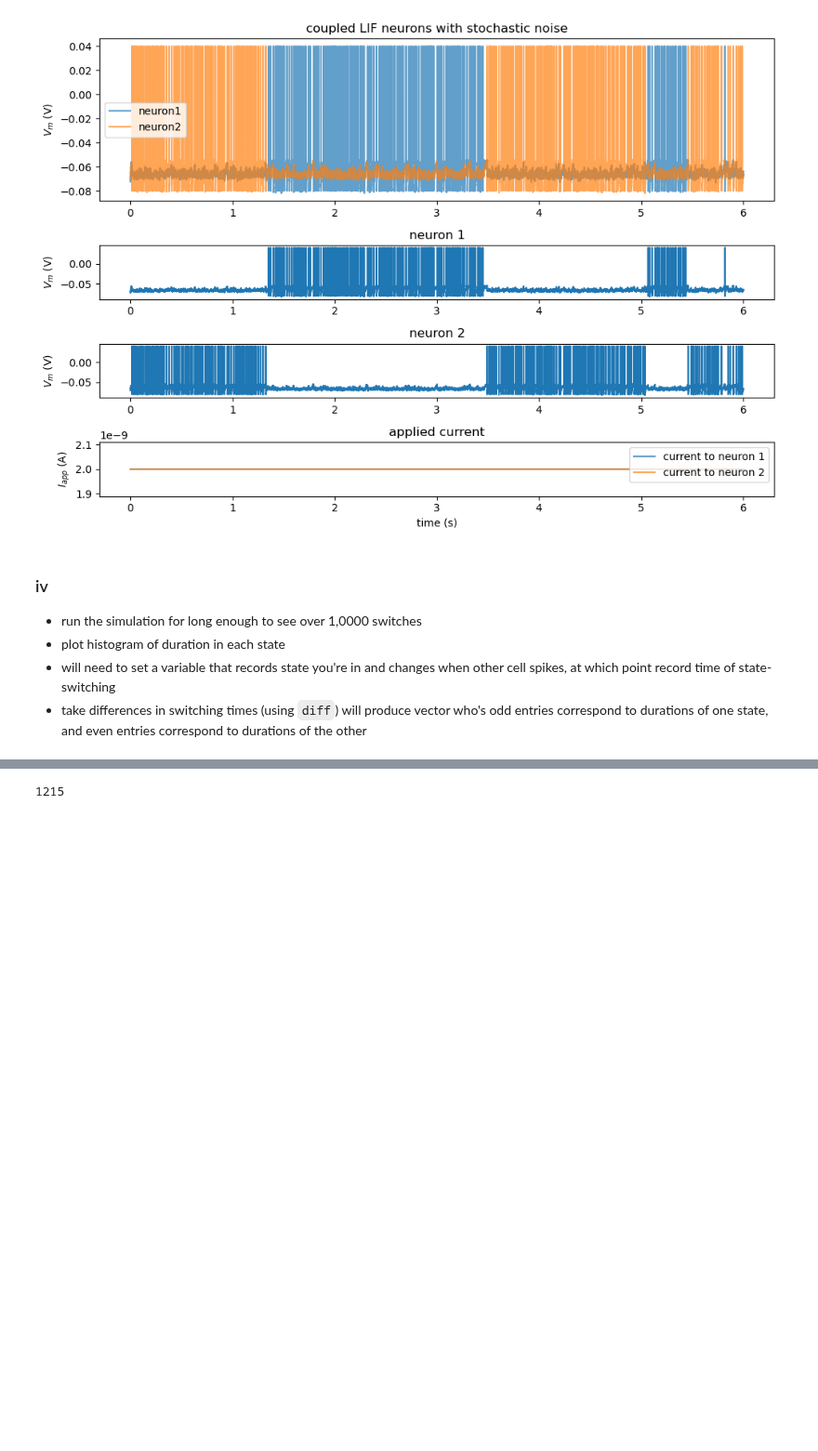
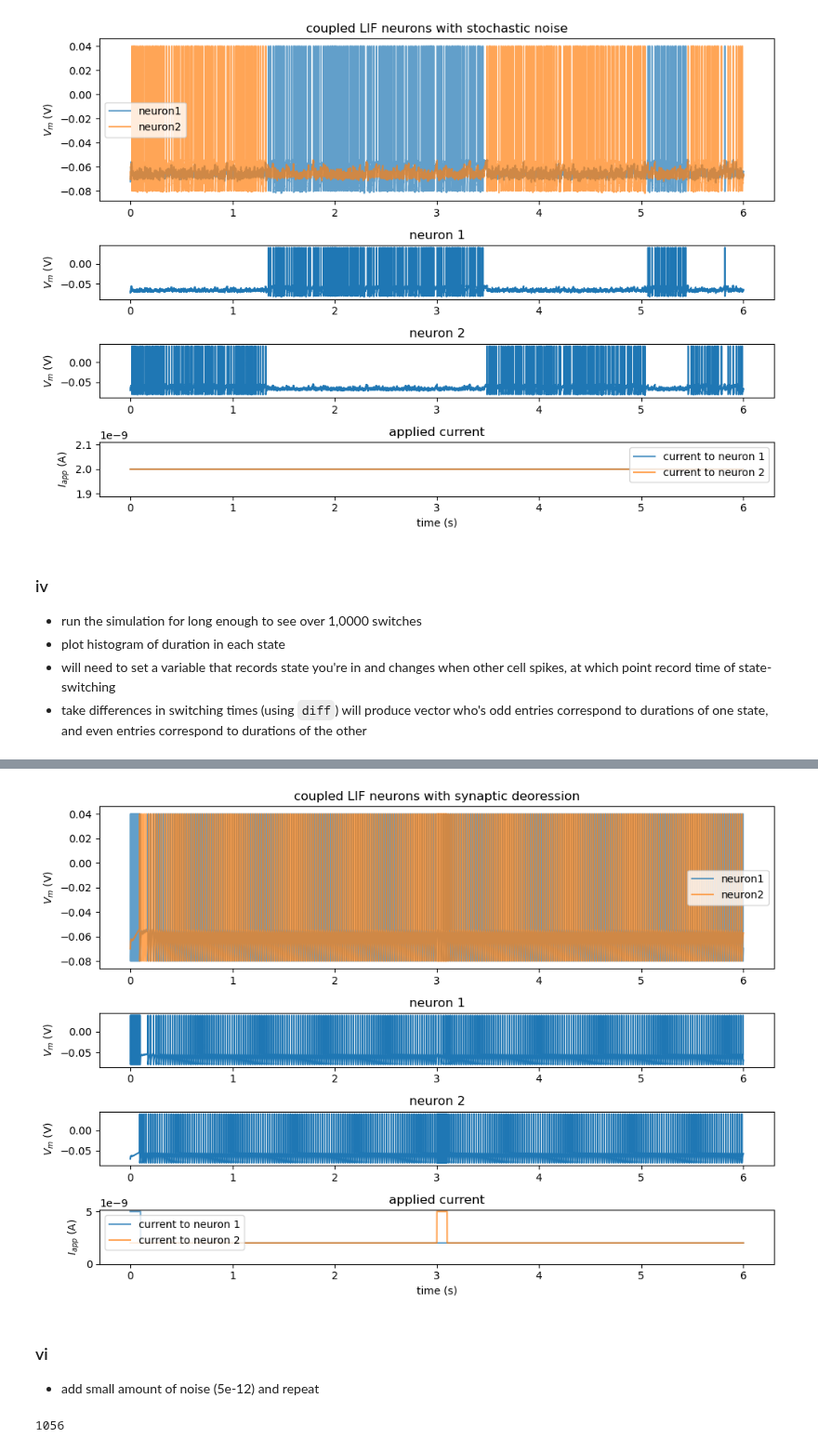
Before and after one commit to polsen99/intro_comp_neuro, a Jupyter notebook: tutorial 5.3 - bistability and oscillations from two LIF neurons.ipynb, the cells around one changed output, grey strips where cells are left out. Shown at 93% size. Cells and saved outputs as stored; diff of their text form; code cells hidden in the pictures; blank space fills up the shorter version.

```diff
--- a/tutorial 5.3 - bistability and oscillations from two LIF neurons.ipynb
+++ b/tutorial 5.3 - bistability and oscillations from two LIF neurons.ipynb
@@ -255,0 +304,35 @@ durations = state_durations(state, dt)
+# %%
+t = np.arange(0, 6, dt)
+v1, s1, v2, s2 = run_both(i_app_1, i_app_2, t=t)
+# %%
+fig, ax = plt.subplots(4, 1, figsize=(10, 7), gridspec_kw={'height_ratios': [3, 1, 1, 1]})
+
+ax[0].plot(t, v1, alpha=0.7, label='neuron1')
+ax[0].plot(t, v2, alpha=0.7, label='neuron2')
+ax[0].set_title('coupled LIF neurons with synaptic deoression')
+ax[0].set_ylabel('$V_m$ (V)')
+ax[0].legend()
+
+ax[1].plot(t, v1)
+ax[1].set_title('neuron 1')
+ax[1].set_ylabel('$V_m$ (V)')
+
+ax[2].plot(t, v2)
+ax[2].set_title('neuron 2')
+ax[2].set_ylabel('$V_m$ (V)')
+
+ax[3].plot(t, i_app_1, alpha=0.7, label='current to neuron 1')
+ax[3].plot(t, i_app_2, alpha=0.7, label='current to neuron 2')
+ax[3].set_title('applied current')
+ax[3].set_xlabel('time (s)')
+ax[3].set_ylabel('$I_{app}$ (A)')
+ax[3].legend()
+ax[3].set_ylim(0)
+
+
+plt.tight_layout()
+# %% [output]
+[figure, added]
+# %% [markdown]
+### vi
+- add small amount of noise (5e-12) and repeat
@@ -256,8 +344,10 @@ durations = state_durations(state, dt)
 # %%
+state = determine_state(t, v1, v2)
+durations = state_durations(state, dt)
 # number of switches
 len(np.where(np.diff(state) != 0)[0])
 # %% [output]
-1215
+1056
 # %%
 plt.hist(durations[::2], label='neuron1')
 plt.hist(durations[1::2], alpha=0.6, label='neuron2')
```
Also changed, not shown: parts of 7 cells of this notebook.
